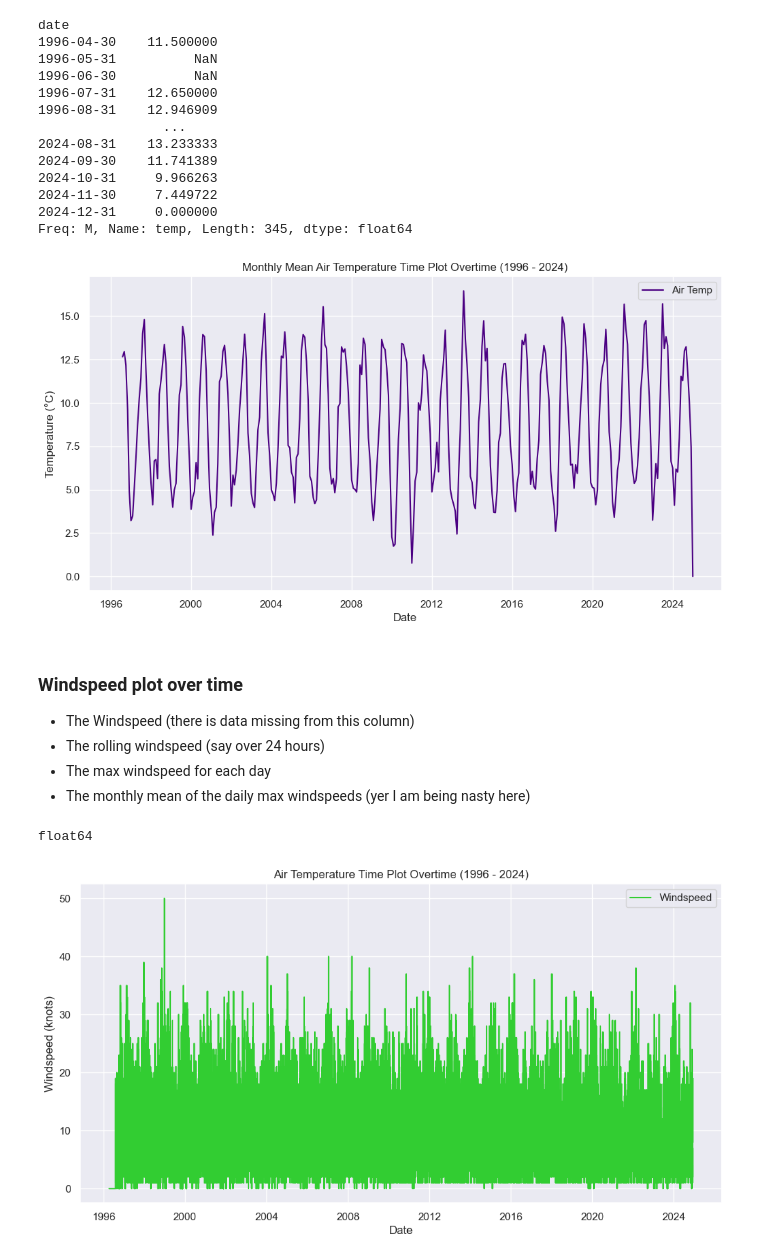
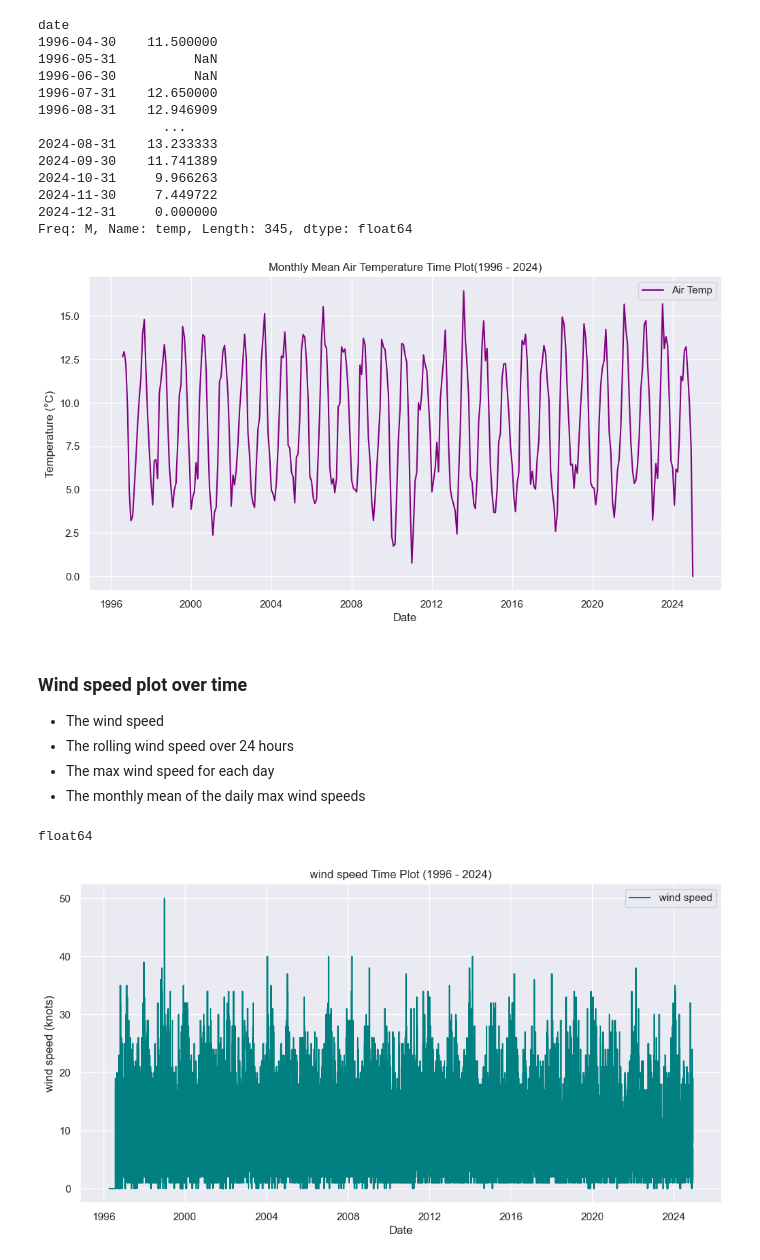
Before and after one commit to Gtalen/PFDA, a Jupyter notebook: pfda_assignment/assignment_6_weather.ipynb, the cells around one changed output. Cells and saved outputs as stored; diff of their text form; code cells hidden in the pictures.

Commit message:
more windspeed plots

```diff
--- a/pfda_assignment/assignment_6_weather.ipynb
+++ b/pfda_assignment/assignment_6_weather.ipynb
@@ -344,18 +293,18 @@ Freq: M, Name: temp, Length: 345, dtype: float64
 # %%
 # Plotting the monthly mean temperature
 plt.figure(figsize=(12, 6))
-plt.plot(monthly_mean_temp, label='Air Temp', color='indigo')
-plt.title('Monthly Mean Air Temperature Time Plot Overtime (1996 - 2024)')
+plt.plot(monthly_mean_temp, label='Air Temp', color='purple')
+plt.title('Monthly Mean Air Temperature Time Plot(1996 - 2024)')
 plt.xlabel('Date')
 plt.ylabel('Temperature (°C)')
 plt.legend()
 plt.show()
 # %% [output]
-[figure, old version]
+[figure, new version]
 # %% [markdown]
-### Windspeed plot over time
-- The Windspeed (there is data missing from this column)
-- The rolling windspeed (say over 24 hours)
-- The max windspeed for each day
-- The monthly mean of the daily max windspeeds (yer I am being nasty here)
+### Wind speed plot over time
+- The wind speed
+- The rolling wind speed over 24 hours
+- The max wind speed for each day
+- The monthly mean of the daily max wind speeds
 # %%
@@ -367,11 +317,11 @@ float64
 # %%
 # Plotting the Mean Wind Speed (knot)
 plt.figure(figsize=(12, 6))
-plt.plot(df_clean['wdsp'], label='Windspeed', color='limegreen')
-plt.title('Air Temperature Time Plot Overtime (1996 - 2024)')
+plt.plot(df_clean['wdsp'], label='wind speed', color='teal')
+plt.title('wind speed Time Plot (1996 - 2024)')
 plt.xlabel('Date')
-plt.ylabel('Windspeed (knots)')
+plt.ylabel('wind speed (knots)')
 plt.legend()
 plt.show()
 # %% [output]
-[figure, old version]
+[figure, new version]
```
Also changed, not shown: parts of 32 cells of this notebook, 1 other file.
